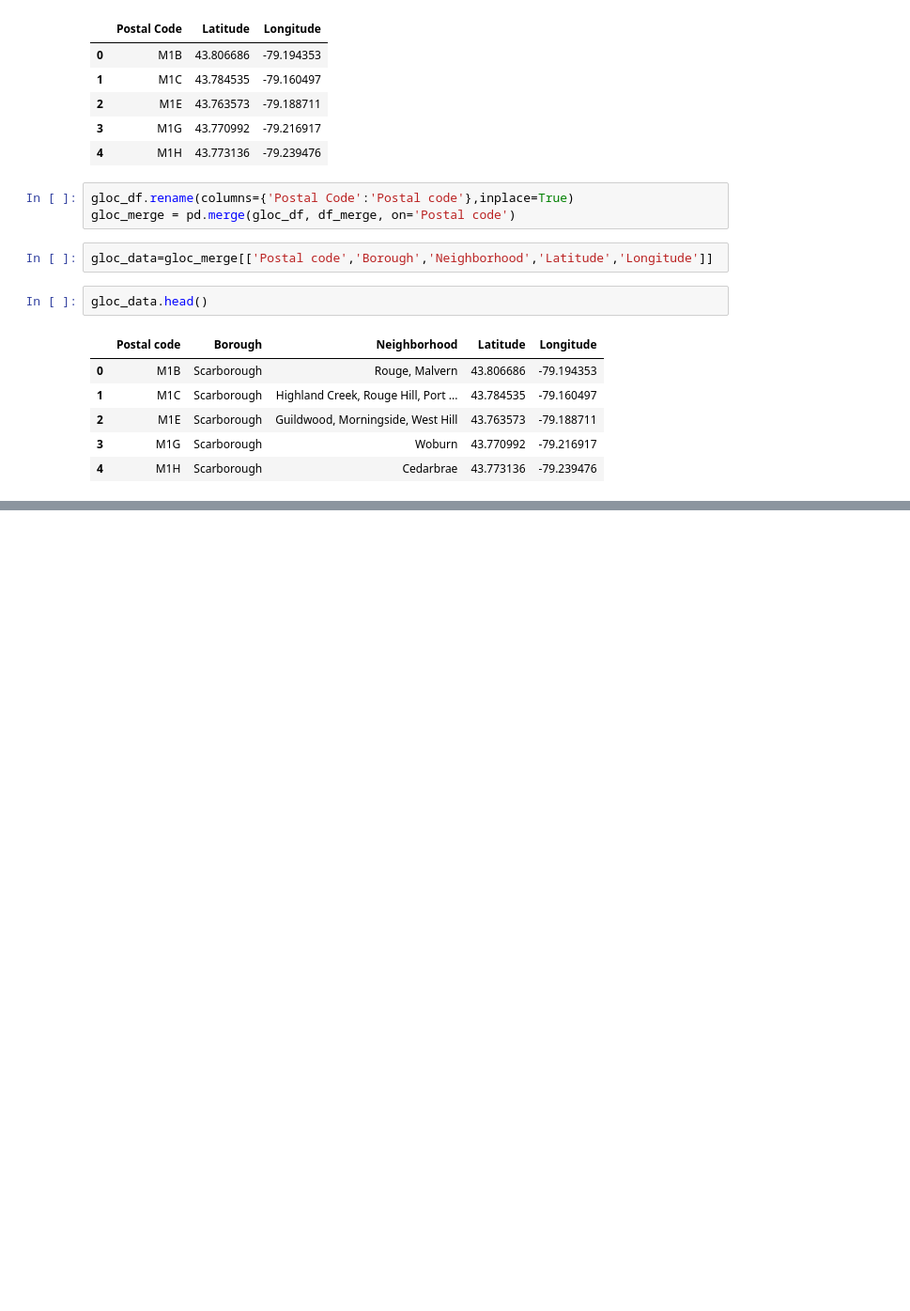
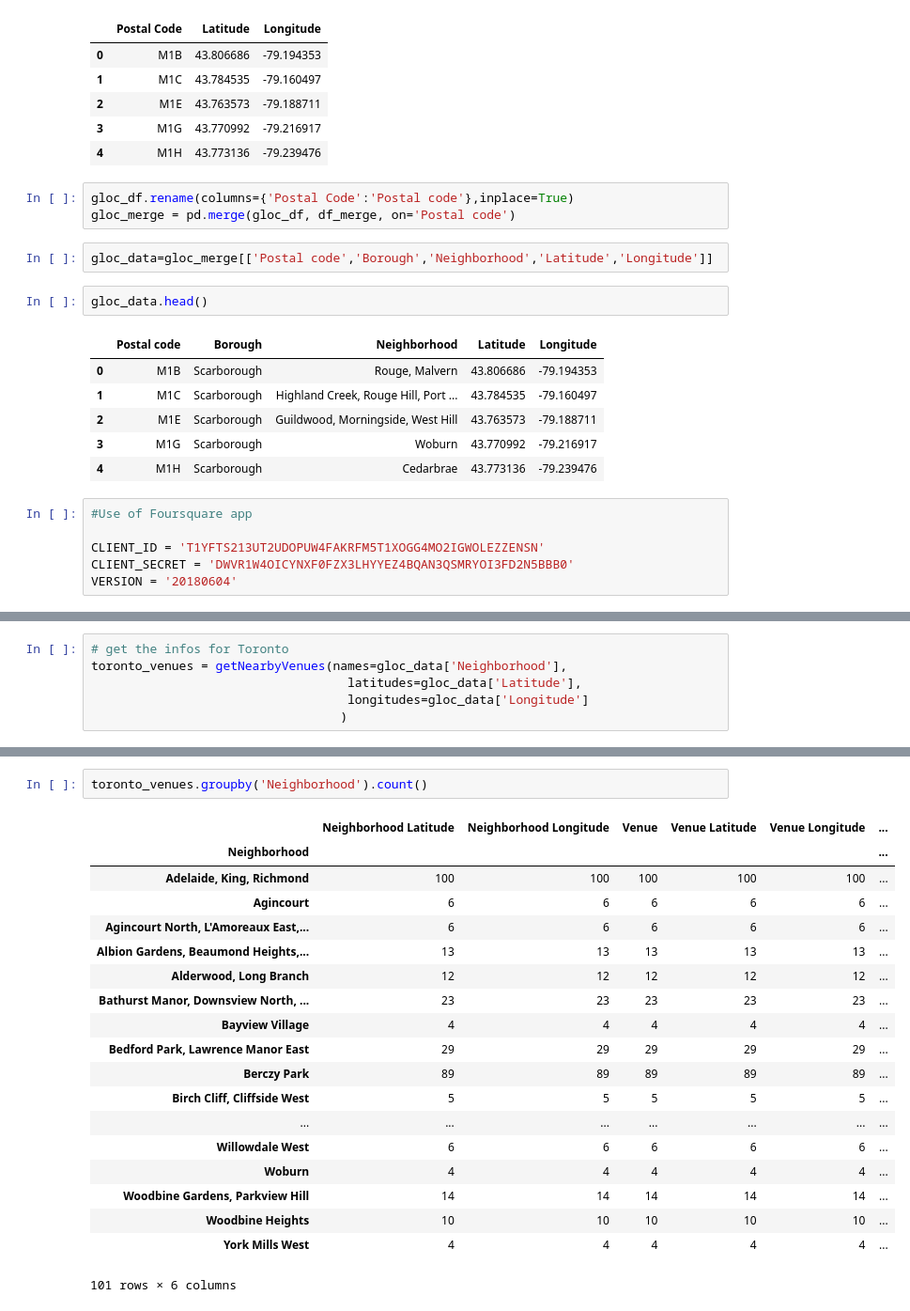
Before and after one commit to damienboudier/Coursera_Capstone, a Jupyter notebook: Segmentation of Toronto .ipynb, the cells around one changed output, grey strips where cells are left out. Shown at 94% size. Saved outputs shown, nothing was run; the diff lists cells and outputs as text; blank space fills up the shorter version.

```diff
--- a/Segmentation of Toronto .ipynb
+++ b/Segmentation of Toronto .ipynb
@@ -107,3 +113,9 @@ gloc_data.head()
 | 2 | M1E | Scarborough | Guildwood, Morningside, West Hill | 43.763573 | -79.188711 |
 | 3 | M1G | Scarborough | Woburn | 43.770992 | -79.216917 |
 | 4 | M1H | Scarborough | Cedarbrae | 43.773136 | -79.239476 |
+# %%
+#Use of Foursquare app
+
+CLIENT_ID = 'T1YFTS213UT2UDOPUW4FAKRFM5T1XOGG4MO2IGWOLEZZENSN'
+CLIENT_SECRET = 'DWVR1W4OICYNXF0FZX3LHYYEZ4BQAN3QSMRYOI3FD2N5BBB0'
+VERSION = '20180604'
@@ -109,0 +163,6 @@ gloc_data.head()
+# %%
+# get the infos for Toronto
+toronto_venues = getNearbyVenues(names=gloc_data['Neighborhood'],
+                                   latitudes=gloc_data['Latitude'],
+                                   longitudes=gloc_data['Longitude']
+                                  )
@@ -109,0 +196,22 @@ gloc_data.head()
+# %%
+toronto_venues.groupby('Neighborhood').count()
+# %% [output]
+|  | Neighborhood Latitude | Neighborhood Longitude | Venue | Venue Latitude | Venue Longitude | ... |
+| Neighborhood |  |  |  |  |  | ... |
+| Adelaide, King, Richmond | 100 | 100 | 100 | 100 | 100 | ... |
+| Agincourt | 6 | 6 | 6 | 6 | 6 | ... |
+| Agincourt North, L'Amoreaux East,... | 6 | 6 | 6 | 6 | 6 | ... |
+| Albion Gardens, Beaumond Heights,... | 13 | 13 | 13 | 13 | 13 | ... |
+| Alderwood, Long Branch | 12 | 12 | 12 | 12 | 12 | ... |
+| Bathurst Manor, Downsview North, ... | 23 | 23 | 23 | 23 | 23 | ... |
+| Bayview Village | 4 | 4 | 4 | 4 | 4 | ... |
+| Bedford Park, Lawrence Manor East | 29 | 29 | 29 | 29 | 29 | ... |
+| Berczy Park | 89 | 89 | 89 | 89 | 89 | ... |
+| Birch Cliff, Cliffside West | 5 | 5 | 5 | 5 | 5 | ... |
+| ... | ... | ... | ... | ... | ... | ... |
+| Willowdale West | 6 | 6 | 6 | 6 | 6 | ... |
+| Woburn | 4 | 4 | 4 | 4 | 4 | ... |
+| Woodbine Gardens, Parkview Hill | 14 | 14 | 14 | 14 | 14 | ... |
+| Woodbine Heights | 10 | 10 | 10 | 10 | 10 | ... |
+| York Mills West | 4 | 4 | 4 | 4 | 4 | ... |
+101 rows × 6 columns
```
Also changed, not shown: parts of 17 cells of this notebook.
